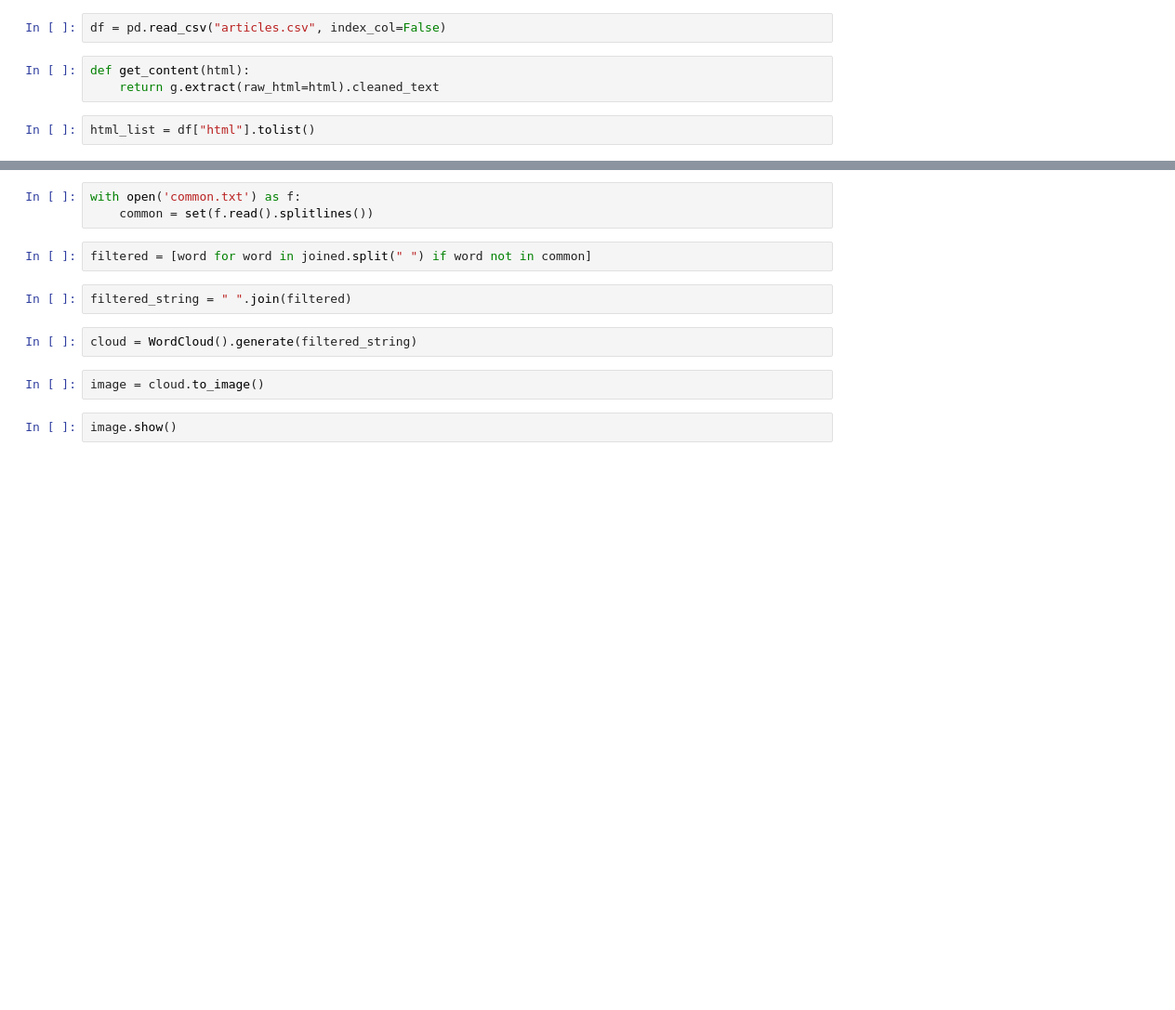
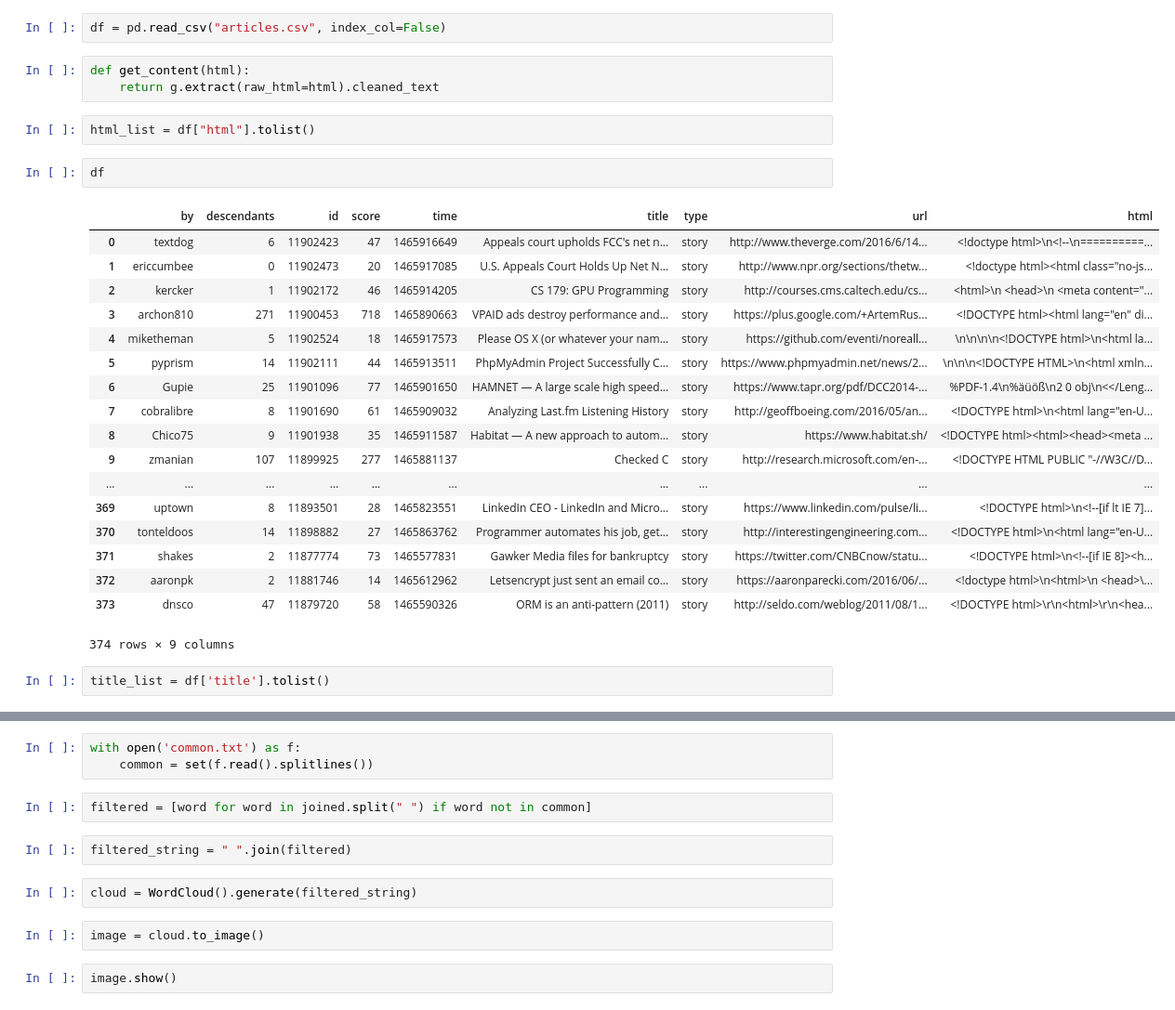
Before and after one commit to reeddunkle/Hacker_News_Article_Topics, a Jupyter notebook: notes.ipynb, the cells around one changed output, grey strips where cells are left out. Shown at 93% size. Saved outputs shown, nothing was run; the diff lists cells and outputs as text; blank space fills up the shorter version.

```diff
--- a/notes.ipynb
+++ b/notes.ipynb
@@ -11,4 +14,27 @@ def get_content(html):
     return g.extract(raw_html=html).cleaned_text
 # %%
 html_list = df["html"].tolist()
+# %%
+df
+# %% [output]
+|  | by | descendants | id | score | time | title | type | url | html |
+| 0 | textdog | 6 | 11902423 | 47 | 1465916649 | Appeals court upholds FCC's net n... | story | http://www.theverge.com/2016/6/14... | <!doctype html>\n<!--\n==========... |
+| 1 | ericcumbee | 0 | 11902473 | 20 | 1465917085 | U.S. Appeals Court Holds Up Net N... | story | http://www.npr.org/sections/thetw... | <!doctype html><html class="no-js... |
+| 2 | kercker | 1 | 11902172 | 46 | 1465914205 | CS 179: GPU Programming | story | http://courses.cms.caltech.edu/cs... | <html>\n <head>\n <meta content="... |
+| 3 | archon810 | 271 | 11900453 | 718 | 1465890663 | VPAID ads destroy performance and... | story | https://plus.google.com/+ArtemRus... | <!DOCTYPE html><html lang="en" di... |
+| 4 | miketheman | 5 | 11902524 | 18 | 1465917573 | Please OS X (or whatever your nam... | story | https://github.com/eventi/noreall... | \n\n\n\n<!DOCTYPE html>\n<html la... |
+| 5 | pyprism | 14 | 11902111 | 44 | 1465913511 | PhpMyAdmin Project Successfully C... | story | https://www.phpmyadmin.net/news/2... | \n\n\n<!DOCTYPE HTML>\n<html xmln... |
+| 6 | Gupie | 25 | 11901096 | 77 | 1465901650 | HAMNET — A large scale high speed... | story | https://www.tapr.org/pdf/DCC2014-... | %PDF-1.4\n%äüöß\n2 0 obj\n<</Leng... |
+| 7 | cobralibre | 8 | 11901690 | 61 | 1465909032 | Analyzing Last.fm Listening History | story | http://geoffboeing.com/2016/05/an... | <!DOCTYPE html>\n<html lang="en-U... |
+| 8 | Chico75 | 9 | 11901938 | 35 | 1465911587 | Habitat — A new approach to autom... | story | https://www.habitat.sh/ | <!DOCTYPE html><html><head><meta ... |
+| 9 | zmanian | 107 | 11899925 | 277 | 1465881137 | Checked C | story | http://research.microsoft.com/en-... | ﻿<!DOCTYPE HTML PUBLIC "-//W3C//D... |
+| ... | ... | ... | ... | ... | ... | ... | ... | ... | ... |
+| 369 | uptown | 8 | 11893501 | 28 | 1465823551 | LinkedIn CEO - LinkedIn and Micro... | story | https://www.linkedin.com/pulse/li... | <!DOCTYPE html>\n<!--[if lt IE 7]... |
+| 370 | tonteldoos | 14 | 11898882 | 27 | 1465863762 | Programmer automates his job, get... | story | http://interestingengineering.com... | <!DOCTYPE html>\n<html lang="en-U... |
+| 371 | shakes | 2 | 11877774 | 73 | 1465577831 | Gawker Media files for bankruptcy | story | https://twitter.com/CNBCnow/statu... | <!DOCTYPE html>\n<!--[if IE 8]><h... |
+| 372 | aaronpk | 2 | 11881746 | 14 | 1465612962 | Letsencrypt just sent an email co... | story | https://aaronparecki.com/2016/06/... | <!doctype html>\n<html>\n <head>\... |
+| 373 | dnsco | 47 | 11879720 | 58 | 1465590326 | ORM is an anti-pattern (2011) | story | http://seldo.com/weblog/2011/08/1... | <!DOCTYPE html>\r\n<html>\r\n<hea... |
+374 rows × 9 columns
+# %%
+title_list = df['title'].tolist()
 # %%
```
Also changed, not shown: parts of 10 cells of this notebook, 5 other files.
